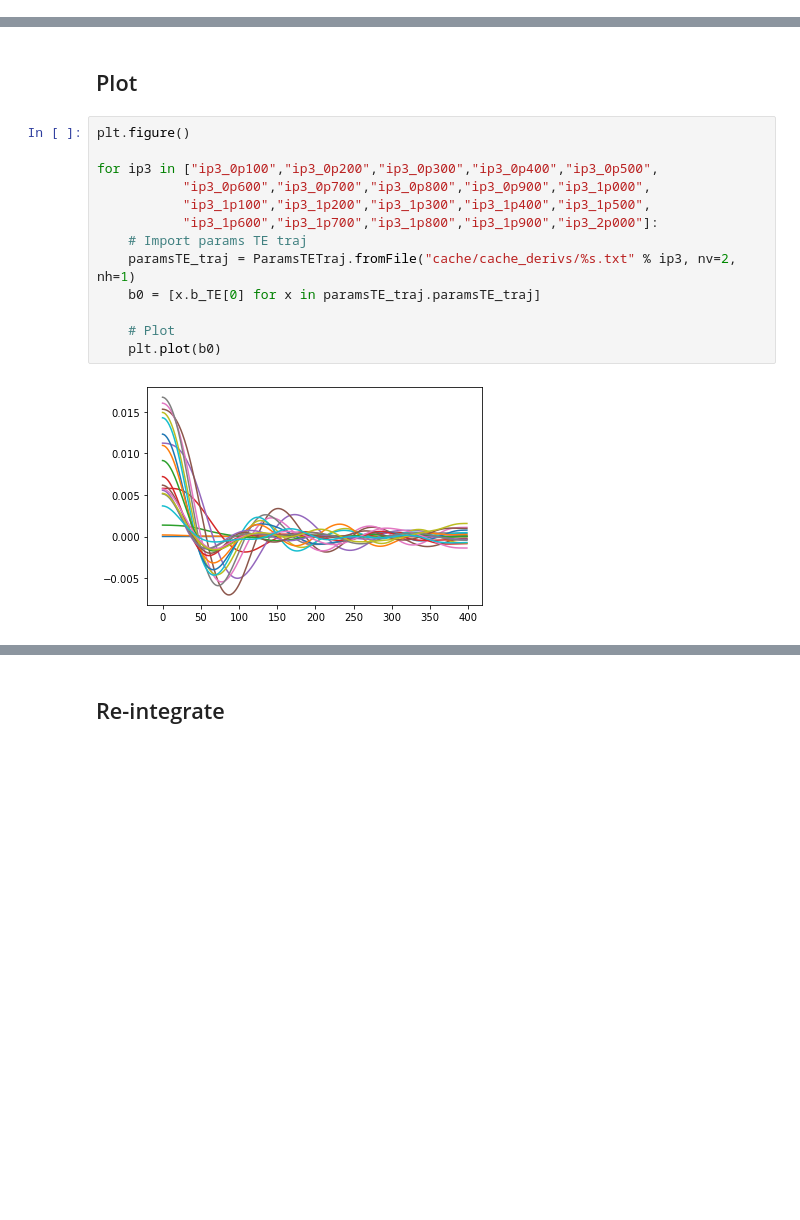
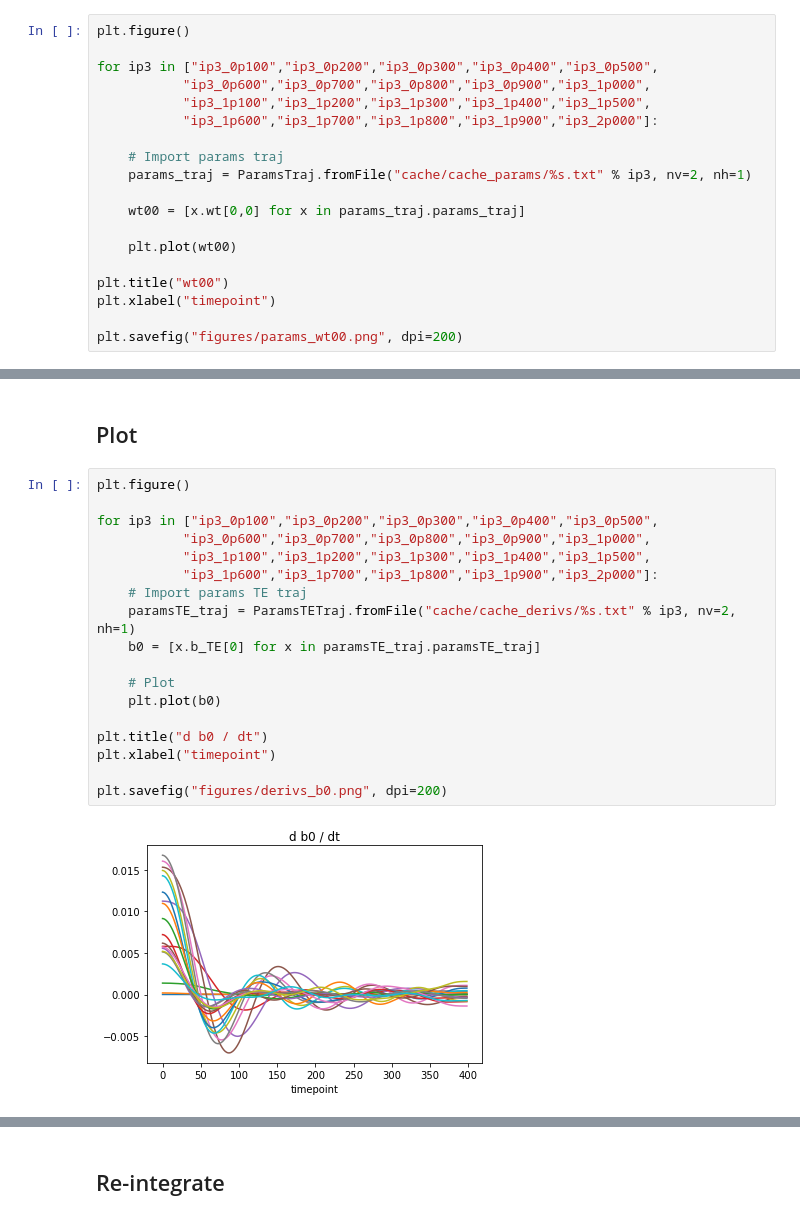
Before and after one commit to smrfeld/phys_dbd, a Jupyter notebook: example/main.ipynb, the cells around one changed output, grey strips where cells are left out. Drawn from its saved outputs; the diff is of its cells as text; blank space fills up the shorter version.

```diff
--- a/example/main.ipynb
+++ b/example/main.ipynb
@@ -193,0 +199,19 @@ for ip3 in ["ip3_0p100","ip3_0p200","ip3_0p300","ip3_0p400","ip3_0p500",
+# %%
+plt.figure()
+
+for ip3 in ["ip3_0p100","ip3_0p200","ip3_0p300","ip3_0p400","ip3_0p500",
+           "ip3_0p600","ip3_0p700","ip3_0p800","ip3_0p900","ip3_1p000",
+           "ip3_1p100","ip3_1p200","ip3_1p300","ip3_1p400","ip3_1p500",
+           "ip3_1p600","ip3_1p700","ip3_1p800","ip3_1p900","ip3_2p000"]:
+
+    # Import params traj
+    params_traj = ParamsTraj.fromFile("cache/cache_params/%s.txt" % ip3, nv=2, nh=1)
+
+    wt00 = [x.wt[0,0] for x in params_traj.params_traj]
+
+    plt.plot(wt00)
+
+plt.title("wt00")
+plt.xlabel("timepoint")
+
+plt.savefig("figures/params_wt00.png", dpi=200)
@@ -250,18 +276,23 @@ IP3:  ip3_2p000
 # %%
 plt.figure()
 
 for ip3 in ["ip3_0p100","ip3_0p200","ip3_0p300","ip3_0p400","ip3_0p500",
            "ip3_0p600","ip3_0p700","ip3_0p800","ip3_0p900","ip3_1p000",
            "ip3_1p100","ip3_1p200","ip3_1p300","ip3_1p400","ip3_1p500",
            "ip3_1p600","ip3_1p700","ip3_1p800","ip3_1p900","ip3_2p000"]:
     # Import params TE traj
     paramsTE_traj = ParamsTETraj.fromFile("cache/cache_derivs/%s.txt" % ip3, nv=2, nh=1)
     b0 = [x.b_TE[0] for x in paramsTE_traj.paramsTE_traj]
 
     # Plot
     plt.plot(b0)
+
+plt.title("d b0 / dt")
+plt.xlabel("timepoint")
+
+plt.savefig("figures/derivs_b0.png", dpi=200)
 # %% [output]
-[figure, old version]
+[figure, new version]
 # %%
 plt.figure()
 
```
Also changed, not shown: parts of 12 cells of this notebook, 23 other files.
